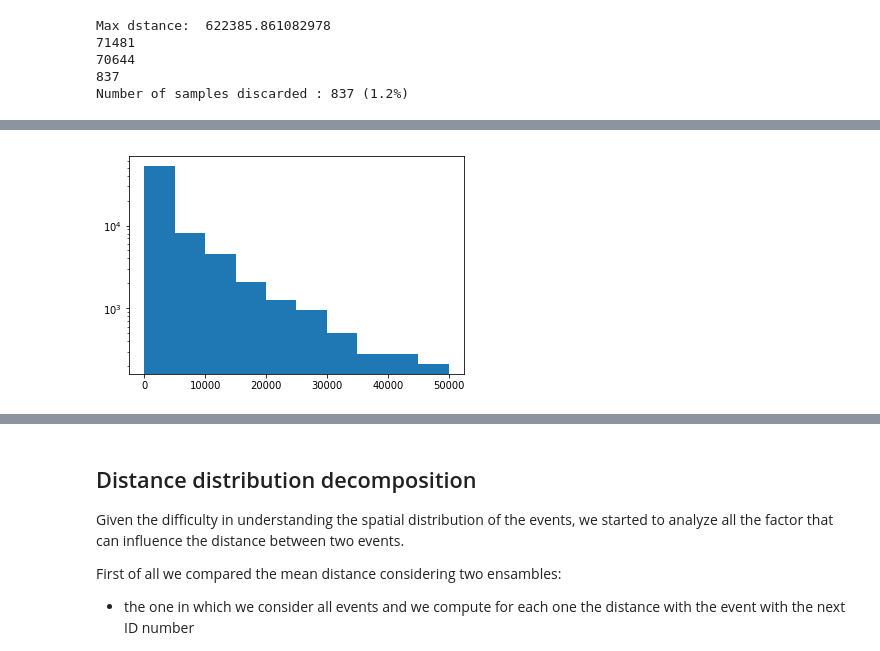
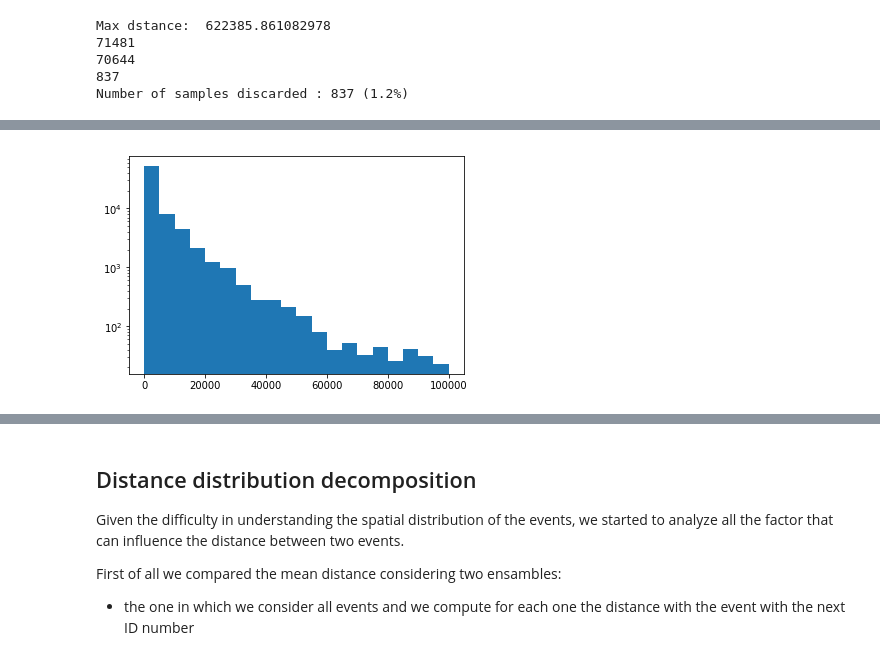
Before and after one commit to mango915/Earthquakes, a Jupyter notebook: nico.ipynb, the cells around one changed output, grey strips where cells are left out. Saved outputs shown, nothing was run; the diff lists cells and outputs as text; code cells hidden in the pictures.

```diff
--- a/nico.ipynb
+++ b/nico.ipynb
@@ -880,7 +872,8 @@ plot_Pm_r_tree(dist_truncated, bin_number = bins)
 # %%
-dist_trunc = dist_truncated[dist_truncated < 50000]
-plt.hist(dist_trunc)
+#dist_trunc = dist_truncated[dist_truncated < 50000]
+dist_trunc = dist_truncated
+n, bins, _ = plt.hist(dist_trunc, bins = 20)
 plt.yscale('log')
 plt.show()
 # %% [output]
-[figure, old version]
+[figure, new version]
```
Also changed, not shown: parts of 11 cells of this notebook.
